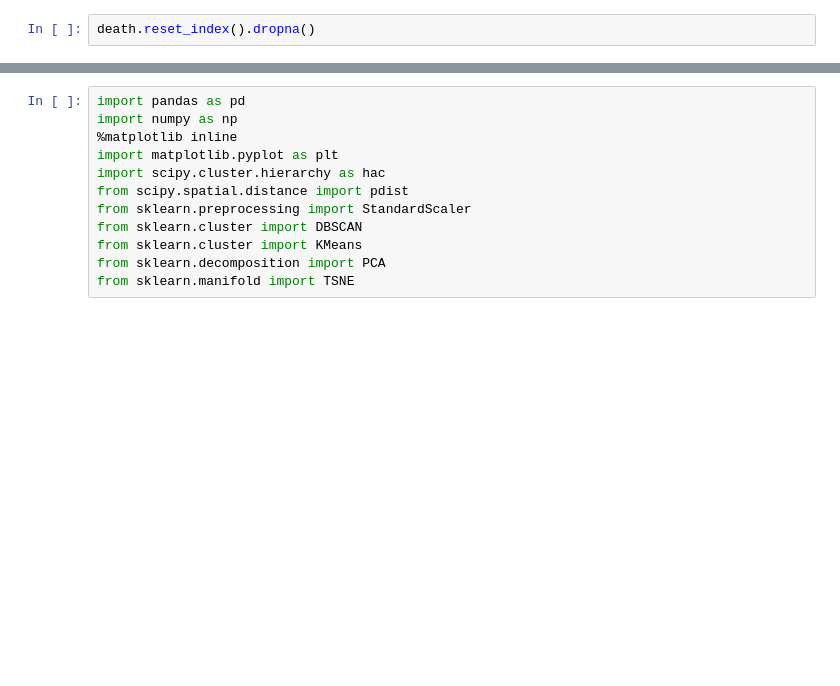
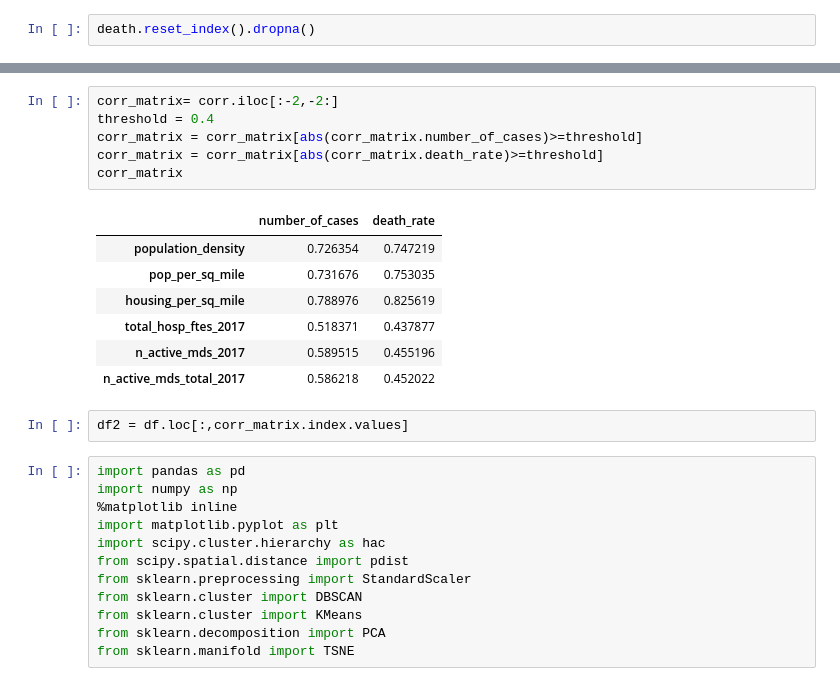
Before and after one commit to GabrielBG010/Covid-County-Clustering, a Jupyter notebook: TSNE_and_Heatmap.ipynb, the cells around one changed output, grey strips where cells are left out. Saved outputs shown, nothing was run; the diff lists cells and outputs as text; blank space fills up the shorter version.

```diff
--- a/TSNE_and_Heatmap.ipynb
+++ b/TSNE_and_Heatmap.ipynb
@@ -79,3 +64,19 @@ df
+# %%
+corr_matrix= corr.iloc[:-2,-2:]
+threshold = 0.4
+corr_matrix = corr_matrix[abs(corr_matrix.number_of_cases)>=threshold]
+corr_matrix = corr_matrix[abs(corr_matrix.death_rate)>=threshold]
+corr_matrix
+# %% [output]
+|  | number_of_cases | death_rate |
+| population_density | 0.726354 | 0.747219 |
+| pop_per_sq_mile | 0.731676 | 0.753035 |
+| housing_per_sq_mile | 0.788976 | 0.825619 |
+| total_hosp_ftes_2017 | 0.518371 | 0.437877 |
+| n_active_mds_2017 | 0.589515 | 0.455196 |
+| n_active_mds_total_2017 | 0.586218 | 0.452022 |
+# %%
+df2 = df.loc[:,corr_matrix.index.values]
 # %%
 import pandas as pd
 import numpy as np
```
Also changed, not shown: parts of 10 cells of this notebook.
